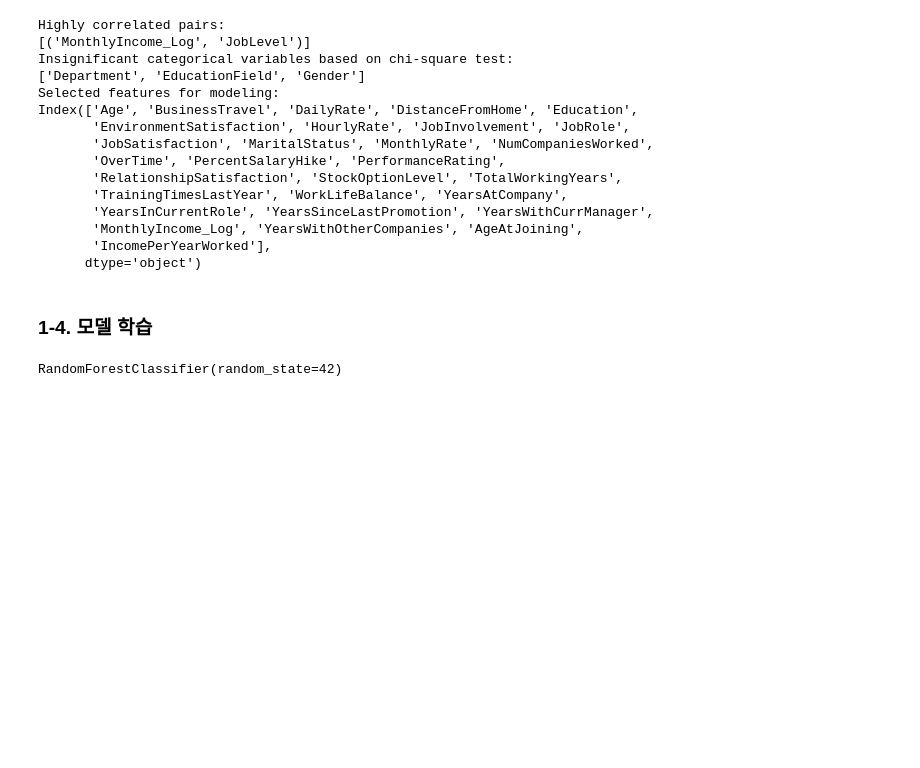
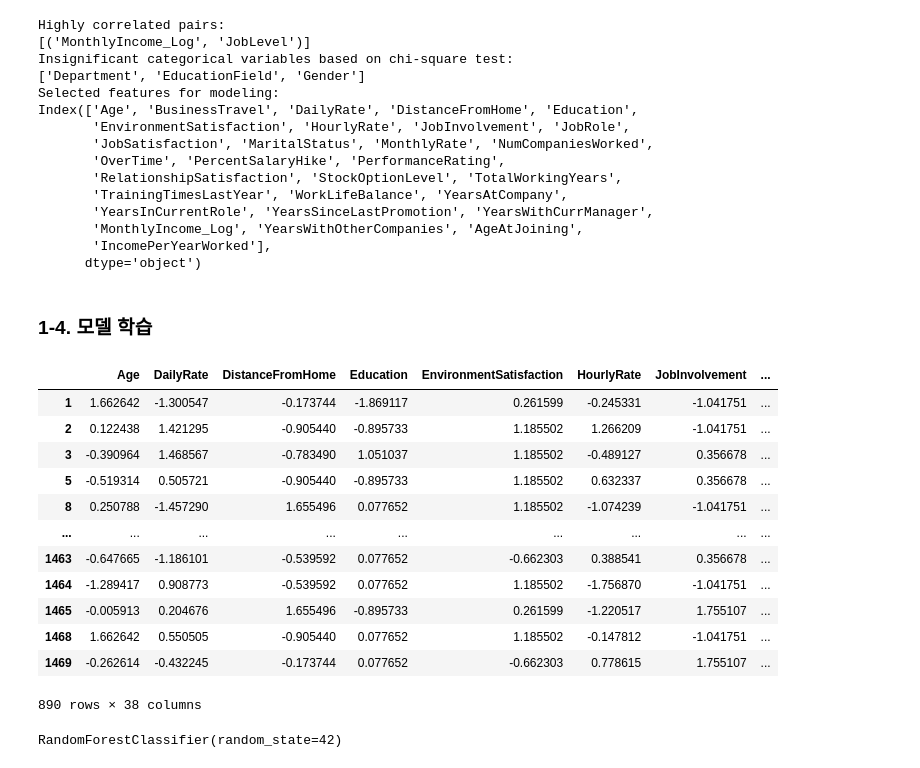
Before and after one commit to SKNETWORKS-FAMILY-AICAMP/SKN06-2nd-7Team, a Jupyter notebook: Code/IBM_attrition_MachineLearning.ipynb, the cells around one changed output. Cells and saved outputs as stored; diff of their text form; code cells hidden in the pictures; blank space fills up the shorter version.

```diff
--- a/Code/IBM_attrition_MachineLearning.ipynb
+++ b/Code/IBM_attrition_MachineLearning.ipynb
@@ -616,4 +616,21 @@ Index(['Age', 'BusinessTravel', 'DailyRate', 'DistanceFromHome', 'Education',
       dtype='object')
 # %% [markdown]
 ### 1-4. 모델 학습
+# %%
+X_selected = pd.get_dummies(X_selected, drop_first=True)
+X_selected
+# %% [output]
+|  | Age | DailyRate | DistanceFromHome | Education | EnvironmentSatisfaction | HourlyRate | JobInvolvement | ... |
+| 1 | 1.662642 | -1.300547 | -0.173744 | -1.869117 | 0.261599 | -0.245331 | -1.041751 | ... |
+| 2 | 0.122438 | 1.421295 | -0.905440 | -0.895733 | 1.185502 | 1.266209 | -1.041751 | ... |
+| 3 | -0.390964 | 1.468567 | -0.783490 | 1.051037 | 1.185502 | -0.489127 | 0.356678 | ... |
+| 5 | -0.519314 | 0.505721 | -0.905440 | -0.895733 | 1.185502 | 0.632337 | 0.356678 | ... |
+| 8 | 0.250788 | -1.457290 | 1.655496 | 0.077652 | 1.185502 | -1.074239 | -1.041751 | ... |
+| ... | ... | ... | ... | ... | ... | ... | ... | ... |
+| 1463 | -0.647665 | -1.186101 | -0.539592 | 0.077652 | -0.662303 | 0.388541 | 0.356678 | ... |
+| 1464 | -1.289417 | 0.908773 | -0.539592 | 0.077652 | 1.185502 | -1.756870 | -1.041751 | ... |
+| 1465 | -0.005913 | 0.204676 | 1.655496 | -0.895733 | 0.261599 | -1.220517 | 1.755107 | ... |
+| 1468 | 1.662642 | 0.550505 | -0.905440 | 0.077652 | 1.185502 | -0.147812 | -1.041751 | ... |
+| 1469 | -0.262614 | -0.432245 | -0.173744 | 0.077652 | -0.662303 | 0.778615 | 1.755107 | ... |
+890 rows × 38 columns
 # %%
```
Also changed, not shown: parts of 8 cells of this notebook, 2 other files.
